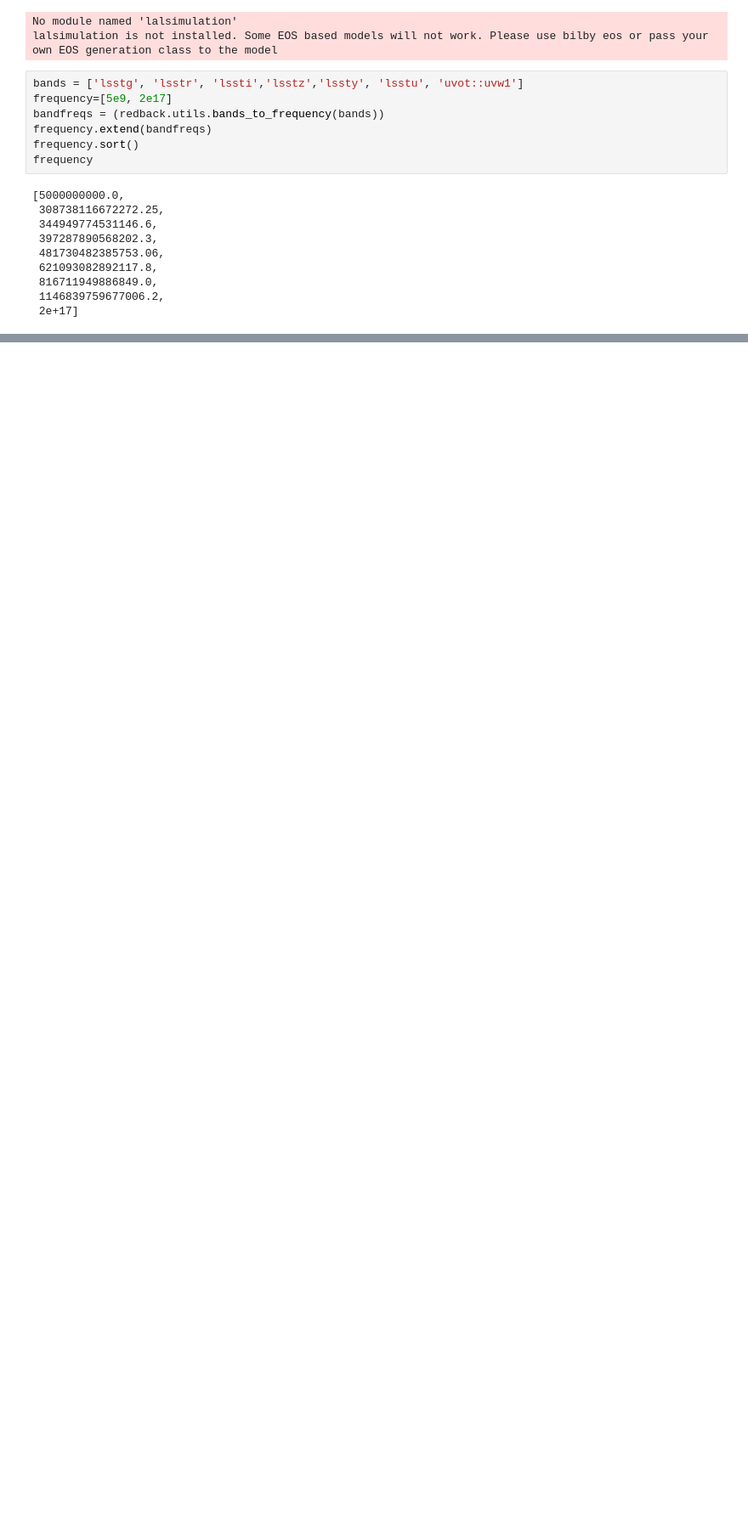
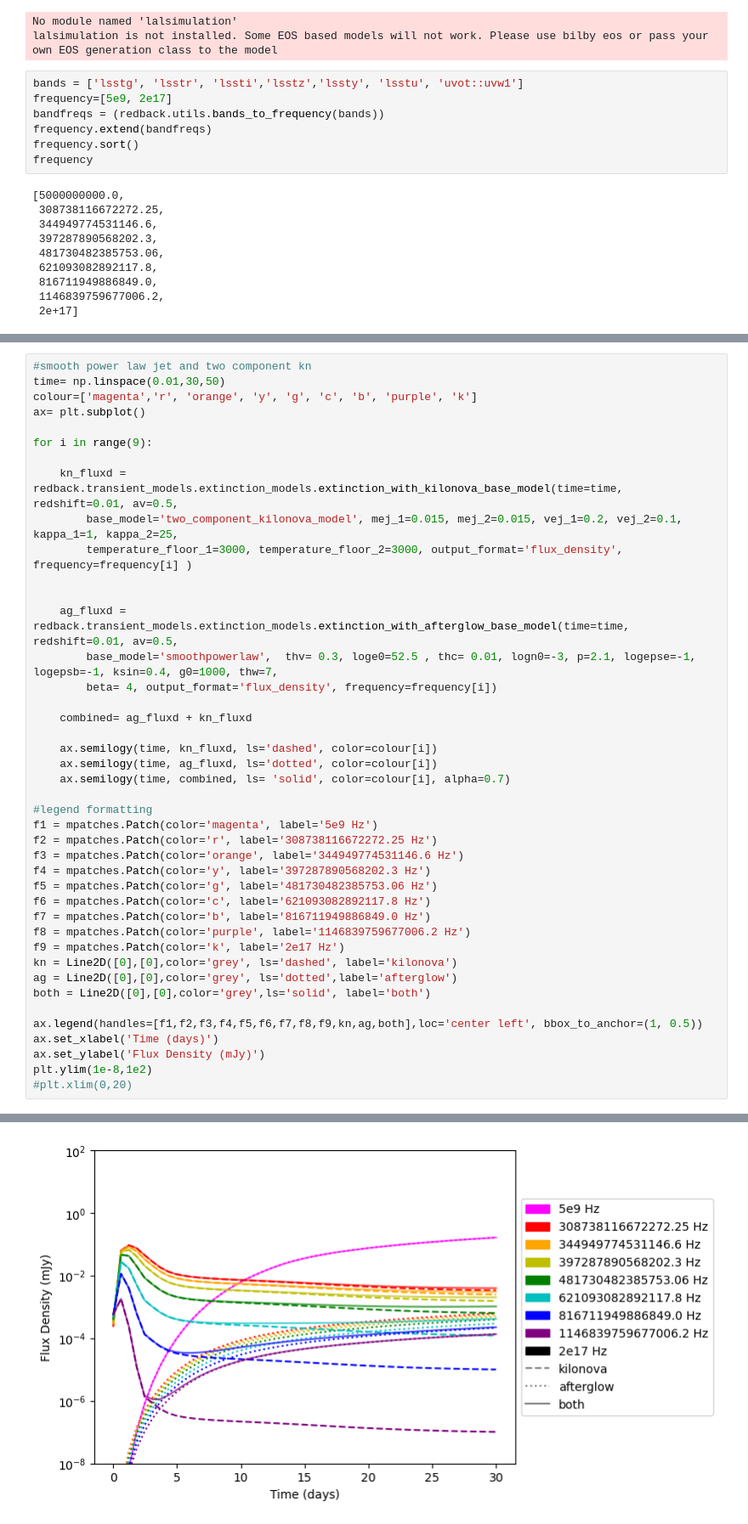
Before and after one commit to wfw23/MPhys_project, a Jupyter notebook: combined_lightcurves.ipynb, the cells around one changed output, grey strips where cells are left out. Shown: that part at 85% size. Saved outputs shown, nothing was run; the diff lists cells and outputs as text; blank space fills up the shorter version.

```diff
--- a/combined_lightcurves.ipynb
+++ b/combined_lightcurves.ipynb
@@ -209,0 +210,43 @@ Text(0, 0.5, 'Flux Density (mJy)')
+# %%
+#smooth power law jet and two component kn
+time= np.linspace(0.01,30,50)
+colour=['magenta','r', 'orange', 'y', 'g', 'c', 'b', 'purple', 'k']
+ax= plt.subplot()
+
+for i in range(9):
+
+    kn_fluxd = redback.transient_models.extinction_models.extinction_with_kilonova_base_model(time=time, redshift=0.01, av=0.5,
+        base_model='two_component_kilonova_model', mej_1=0.015, mej_2=0.015, vej_1=0.2, vej_2=0.1, kappa_1=1, kappa_2=25,
+        temperature_floor_1=3000, temperature_floor_2=3000, output_format='flux_density', frequency=frequency[i] )
+
+
+    ag_fluxd = redback.transient_models.extinction_models.extinction_with_afterglow_base_model(time=time, redshift=0.01, av=0.5,
+        base_model='smoothpowerlaw',  thv= 0.3, loge0=52.5 , thc= 0.01, logn0=-3, p=2.1, logepse=-1, logepsb=-1, ksin=0.4, g0=1000, thw=7,
+        beta= 4, output_format='flux_density', frequency=frequency[i])
+
+    combined= ag_fluxd + kn_fluxd
+
+    ax.semilogy(time, kn_fluxd, ls='dashed', color=colour[i])
+    ax.semilogy(time, ag_fluxd, ls='dotted', color=colour[i])
+    ax.semilogy(time, combined, ls= 'solid', color=colour[i], alpha=0.7)
+
+#legend formatting
+f1 = mpatches.Patch(color='magenta', label='5e9 Hz')
+f2 = mpatches.Patch(color='r', label='308738116672272.25 Hz')
+f3 = mpatches.Patch(color='orange', label='344949774531146.6 Hz')
+f4 = mpatches.Patch(color='y', label='397287890568202.3 Hz')
+f5 = mpatches.Patch(color='g', label='481730482385753.06 Hz')
+f6 = mpatches.Patch(color='c', label='621093082892117.8 Hz')
+f7 = mpatches.Patch(color='b', label='816711949886849.0 Hz')
+f8 = mpatches.Patch(color='purple', label='1146839759677006.2 Hz')
+f9 = mpatches.Patch(color='k', label='2e17 Hz')
+kn = Line2D([0],[0],color='grey', ls='dashed', label='kilonova')
+ag = Line2D([0],[0],color='grey', ls='dotted',label='afterglow')
+both = Line2D([0],[0],color='grey',ls='solid', label='both')
+
+ax.legend(handles=[f1,f2,f3,f4,f5,f6,f7,f8,f9,kn,ag,both],loc='center left', bbox_to_anchor=(1, 0.5))
+ax.set_xlabel('Time (days)')
+ax.set_ylabel('Flux Density (mJy)')
+plt.ylim(1e-8,1e2)
+#plt.xlim(0,20)
+# %% [output]
@@ -209,0 +254 @@ Text(0, 0.5, 'Flux Density (mJy)')
+[figure, added]
```
Also changed, not shown: parts of 8 cells of this notebook.
